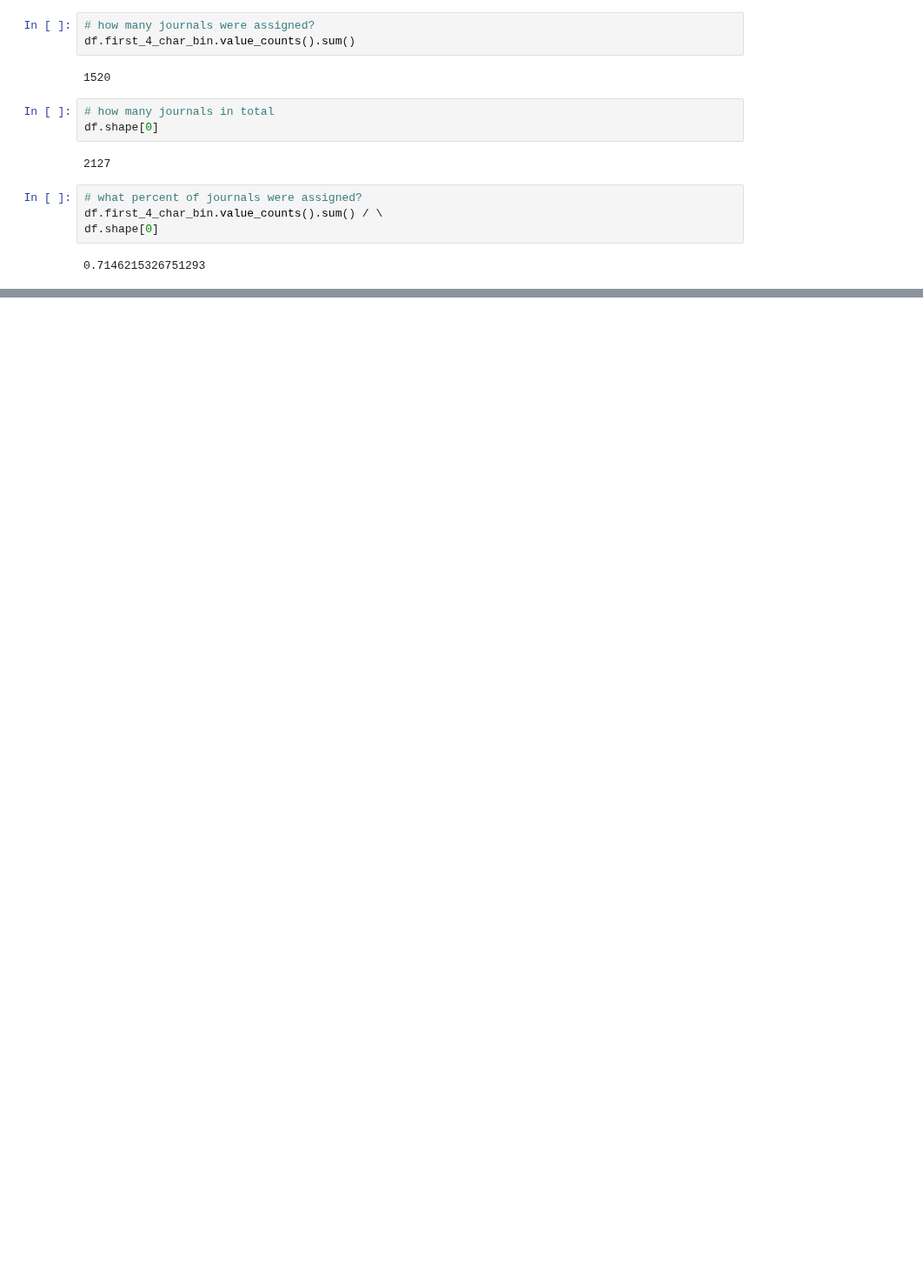
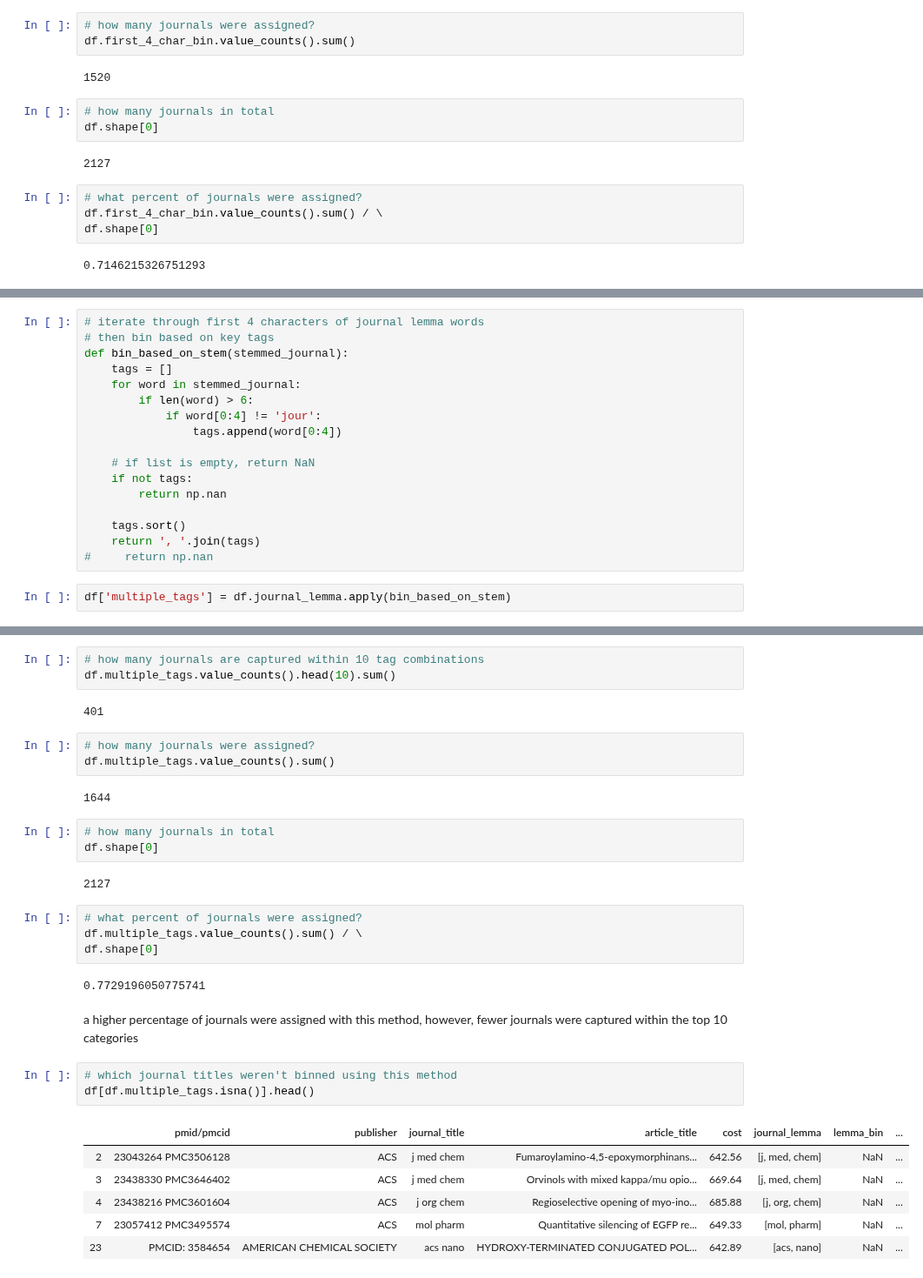
Before and after one commit to mrkjhsn/Thinkful-Exercises, a Jupyter notebook: data_cleaning_validation.ipynb, the cells around one changed output, grey strips where cells are left out. Shown at 87% size. Drawn from its saved outputs; the diff is of its cells as text; blank space fills up the shorter version.

```diff
--- a/data_cleaning_validation.ipynb
+++ b/data_cleaning_validation.ipynb
@@ -519,0 +472,19 @@ df[df.first_4_char_bin.isna()].head(20)
+# %%
+# iterate through first 4 characters of journal lemma words
+# then bin based on key tags
+def bin_based_on_stem(stemmed_journal):
+    tags = []
+    for word in stemmed_journal:
+        if len(word) > 6:
+            if word[0:4] != 'jour':
+                tags.append(word[0:4])
+
+    # if list is empty, return NaN
+    if not tags:
+        return np.nan
+
+    tags.sort()
+    return ', '.join(tags)
+#     return np.nan
+# %%
+df['multiple_tags'] = df.journal_lemma.apply(bin_based_on_stem)
@@ -519,0 +515,33 @@ df[df.first_4_char_bin.isna()].head(20)
+# %%
+# how many journals are captured within 10 tag combinations
+df.multiple_tags.value_counts().head(10).sum()
+# %% [output]
+401
+# %%
+# how many journals were assigned?
+df.multiple_tags.value_counts().sum()
+# %% [output]
+1644
+# %%
+# how many journals in total
+df.shape[0]
+# %% [output]
+2127
+# %%
+# what percent of journals were assigned?
+df.multiple_tags.value_counts().sum() / \
+df.shape[0]
+# %% [output]
+0.7729196050775741
+# %% [markdown]
+a higher percentage of journals were assigned with this method, however, fewer journals were captured within the top 10 categories
+# %%
+# which journal titles weren't binned using this method
+df[df.multiple_tags.isna()].head()
+# %% [output]
+|  | pmid/pmcid | publisher | journal_title | article_title | cost | journal_lemma | lemma_bin | ... |
+| 2 | 23043264 PMC3506128 | ACS | j med chem | Fumaroylamino-4,5-epoxymorphinans... | 642.56 | [j, med, chem] | NaN | ... |
+| 3 | 23438330 PMC3646402 | ACS | j med chem | Orvinols with mixed kappa/mu opio... | 669.64 | [j, med, chem] | NaN | ... |
+| 4 | 23438216 PMC3601604 | ACS | j org chem | Regioselective opening of myo-ino... | 685.88 | [j, org, chem] | NaN | ... |
+| 7 | 23057412 PMC3495574 | ACS | mol pharm | Quantitative silencing of EGFP re... | 649.33 | [mol, pharm] | NaN | ... |
+| 23 | PMCID: 3584654 | AMERICAN CHEMICAL SOCIETY | acs nano | HYDROXY-TERMINATED CONJUGATED POL... | 642.89 | [acs, nano] | NaN | ... |
```
Also changed, not shown: parts of 34 cells of this notebook.
